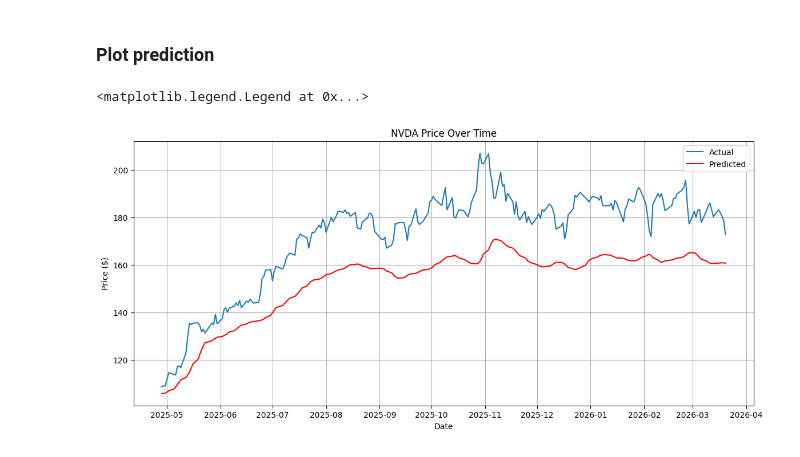
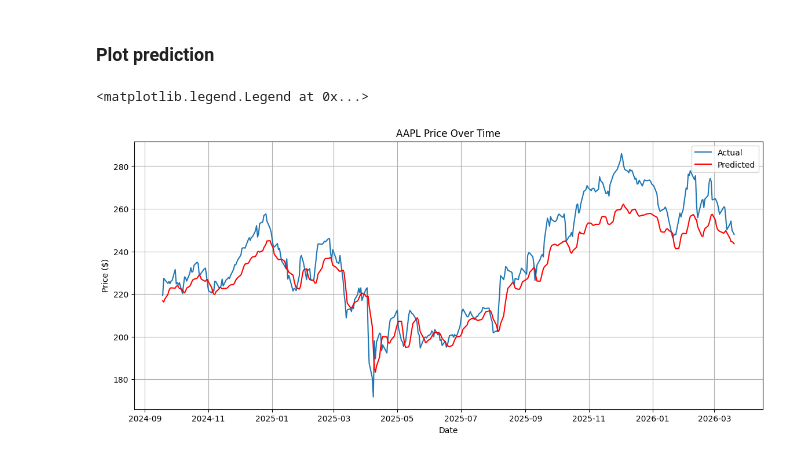
Before and after one commit to garyjli/price-predictor, a Jupyter notebook: LSTM.ipynb, the cells around one changed output. Drawn from its saved outputs; the diff is of its cells as text; code cells hidden in the pictures.

```diff
--- a/LSTM.ipynb
+++ b/LSTM.ipynb
@@ -24,7 +24,7 @@ def get_stock_data(ticker):
     data = yf.download(ticker, start_date, end_date)
     return data
 
-df = get_stock_data("NVDA")
+df = get_stock_data("AAPL")
 df.reset_index(inplace=True)
 df.columns = df.columns.get_level_values(0)
 df.columns.name = None
@@ -110,6 +112,4 @@ test.head()
 # %%
-from sklearn.preprocessing import MinMaxScaler
-
 # MinMaxScaler has default param feature_range=(0,1)
 scaler = MinMaxScaler()
 
@@ -120,7 +120,7 @@ test_close = test[["Close"]]
 train_close_scaled = scaler.fit_transform(train_close)
 
 # Scale testing data
-prev_100_close = train_close.tail(100)
-test_close = pd.concat([prev_100_close, test_close], ignore_index=True)
+prev_20_close = train_close.tail(20)
+test_close = pd.concat([prev_20_close, test_close], ignore_index=True)
 test_close_scaled = scaler.transform(test_close)
 # %%
@@ -155,9 +157,9 @@ array([[0.90917878],
 x_train = []
 y_train = []
 
-# For each price x, grab the 100 prices before it and add them as a singular (list) element to x_train. Add price x as an element to y_train.
-for i in range(100, train_close_scaled.shape[0]):
-    x_train.append(train_close_scaled[i - 100 : i])
+# For each price x, grab the 20 prices before it and add them as a singular (list) element to x_train. Add price x as an element to y_train.
+for i in range(20, train_close_scaled.shape[0]):
+    x_train.append(train_close_scaled[i - 20 : i])
     y_train.append(train_close_scaled[i, 0])
 
 x_train = np.array(x_train)
@@ -174,8 +176,8 @@ print(y_train.shape)
 x_test = []
 y_test = []
 
-for i in range(100, test_close_scaled.shape[0]):
-    x_test.append(test_close_scaled[i - 100 : i])
+for i in range(20, test_close_scaled.shape[0]):
+    x_test.append(test_close_scaled[i - 20 : i])
     y_test.append(test_close_scaled[i, 0])
 
 x_test = np.array(x_test)
@@ -295,16 +297,16 @@ print(y_pred[:10])
 # %%
 y_pred_prices = scaler.inverse_transform(y_pred)
 y_test_prices = scaler.inverse_transform(y_test.reshape(-1, 1))
 
 # Plot price
 plt.figure(figsize=(14, 6))
 plt.grid(True)
 plt.plot(test["Date"], y_test_prices, label="Actual")
 plt.plot(test["Date"], y_pred_prices, label="Predicted", color="red")
 plt.xlabel("Date")
 plt.ylabel("Price ($)")
-plt.title("NVDA Price Over Time")
+plt.title("AAPL Price Over Time")
 plt.legend()
 # %% [output]
 <matplotlib.legend.Legend at 0x...>
-[figure, old version]
+[figure, new version]
```
Also changed, not shown: parts of 18 cells of this notebook.
